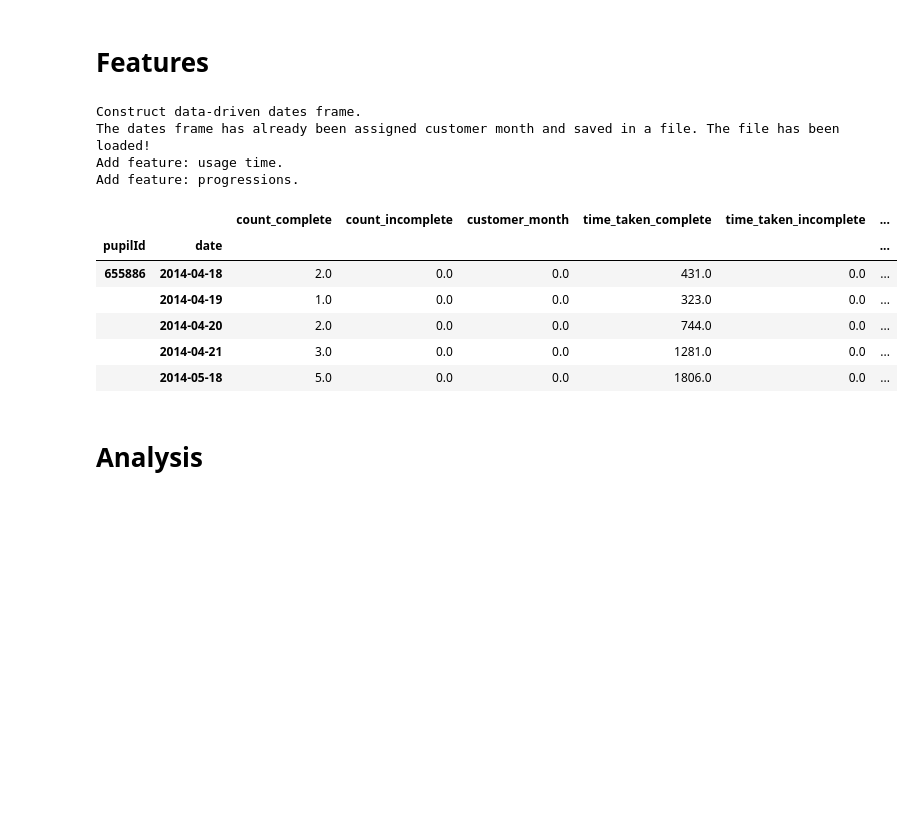
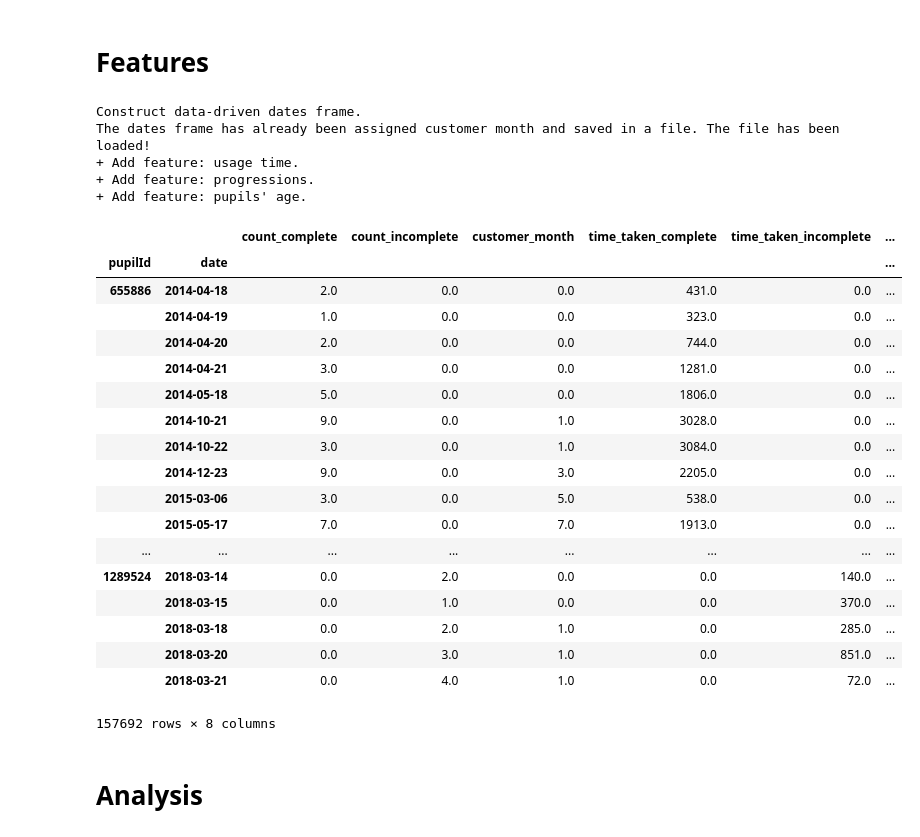
Before and after one commit to vicaws/Whizz, a Jupyter notebook: Code/Churn/Churn/NB_FeatureEngineering.ipynb, the cells around one changed output. Cells and saved outputs as stored; diff of their text form; code cells hidden in the pictures; blank space fills up the shorter version.

Commit message:
add function to add pupils' age as feature

```diff
--- a/Code/Churn/Churn/NB_FeatureEngineering.ipynb
+++ b/Code/Churn/Churn/NB_FeatureEngineering.ipynb
@@ -57,21 +57,35 @@ ftr = Feature(df_datesFrame)
 
 ftr.add_usageTime(df_lesson1, df_incomp1)
 ftr.add_progressions(df_lesson1)
+ftr.add_age(df_pupils)
 # %% [output]
 Construct data-driven dates frame.
 The dates frame has already been assigned customer month and saved in a file. The file has been loaded!
-Add feature: usage time.
-Add feature: progressions.
++ Add feature: usage time.
++ Add feature: progressions.
++ Add feature: pupils' age.
 # %%
-ftr.df_features_.head()
+ftr.df_features_
 # %% [output]
 |  |  | count_complete | count_incomplete | customer_month | time_taken_complete | time_taken_incomplete | ... |
 | pupilId | date |  |  |  |  |  | ... |
 | 655886 | 2014-04-18 | 2.0 | 0.0 | 0.0 | 431.0 | 0.0 | ... |
 |  | 2014-04-19 | 1.0 | 0.0 | 0.0 | 323.0 | 0.0 | ... |
 |  | 2014-04-20 | 2.0 | 0.0 | 0.0 | 744.0 | 0.0 | ... |
 |  | 2014-04-21 | 3.0 | 0.0 | 0.0 | 1281.0 | 0.0 | ... |
 |  | 2014-05-18 | 5.0 | 0.0 | 0.0 | 1806.0 | 0.0 | ... |
+|  | 2014-10-21 | 9.0 | 0.0 | 1.0 | 3028.0 | 0.0 | ... |
+|  | 2014-10-22 | 3.0 | 0.0 | 1.0 | 3084.0 | 0.0 | ... |
+|  | 2014-12-23 | 9.0 | 0.0 | 3.0 | 2205.0 | 0.0 | ... |
+|  | 2015-03-06 | 3.0 | 0.0 | 5.0 | 538.0 | 0.0 | ... |
+|  | 2015-05-17 | 7.0 | 0.0 | 7.0 | 1913.0 | 0.0 | ... |
+| ... | ... | ... | ... | ... | ... | ... | ... |
+| 1289524 | 2018-03-14 | 0.0 | 2.0 | 0.0 | 0.0 | 140.0 | ... |
+|  | 2018-03-15 | 0.0 | 1.0 | 0.0 | 0.0 | 370.0 | ... |
+|  | 2018-03-18 | 0.0 | 2.0 | 1.0 | 0.0 | 285.0 | ... |
+|  | 2018-03-20 | 0.0 | 3.0 | 1.0 | 0.0 | 851.0 | ... |
+|  | 2018-03-21 | 0.0 | 4.0 | 1.0 | 0.0 | 72.0 | ... |
+157692 rows × 8 columns
 # %% [markdown]
 # Analysis
 # %%
```
Also changed, not shown: 3 other files.
